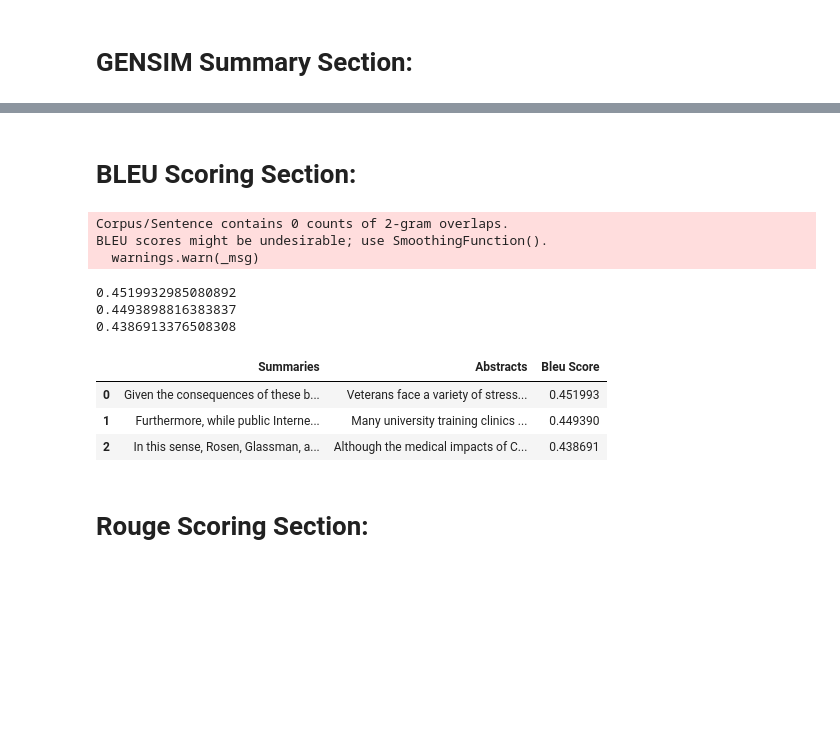
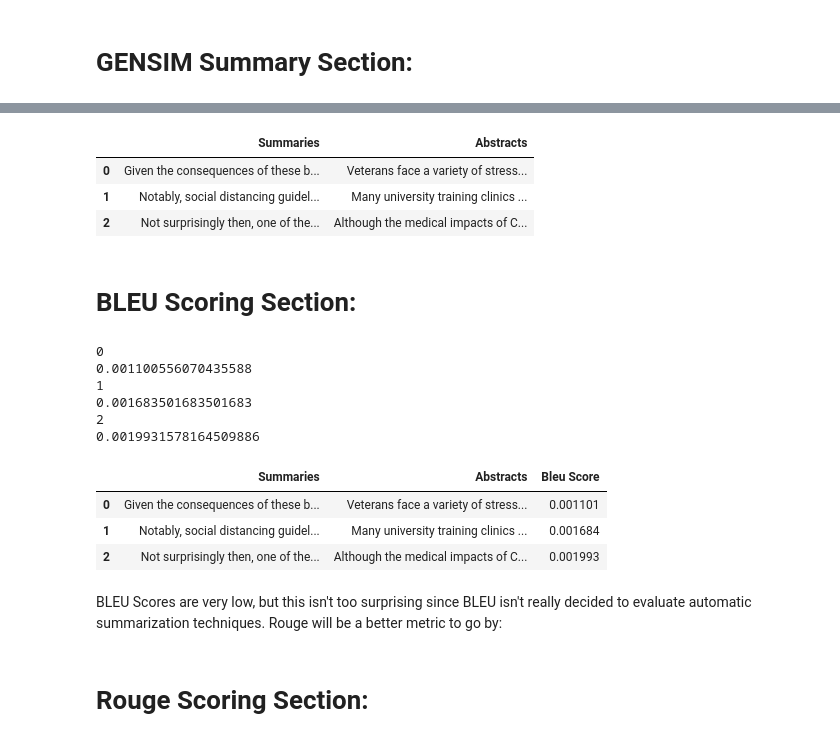
Before and after one commit to VintageGold/Text_Summarization, a Jupyter notebook: notebooks/Text_Summarization_Cluster Analysis.ipynb, the cells around one changed output, grey strips where cells are left out. Cells and saved outputs as stored; diff of their text form; code cells hidden in the pictures; blank space fills up the shorter version.

```diff
--- a/notebooks/Text_Summarization_Cluster Analysis.ipynb
+++ b/notebooks/Text_Summarization_Cluster Analysis.ipynb
@@ -105,0 +93,31 @@ Corpus0
+# %%
+corpora = [corpus_0, corpus_1, corpus_2]
+
+abstracts = [abstracts_0, abstracts_1, abstracts_2]
+
+clean_corpora = []
+
+clean_abstracts = []
+
+# Remove all parenthetical citations, which add no real value to summarization:
+for corpus in corpora:
+    print('Length Before: ',len(corpus))
+    corpus = remove_text_in_parens(corpus)
+    print('Length After:  ',len(corpus))
+    clean_corpora.append(corpus)
+
+for abstract in abstracts:
+    print('Length Before: ',len(abstract))
+    abstract = remove_text_in_parens(abstract)
+    print('Length After:  ',len(abstract))
+    clean_abstracts.append(abstract)
+
+summ_corpora = []
+
+for i, text in enumerate(clean_corpora):
+    # 0.05 ratio recommended by Dr. Diana. Prefer this to 150 word_count since we are combining all of the texts of the cluster,
+    # so a ratio helps offset the increased length of the corpus:
+    summ_corpora.append(summarize(text, ratio=0.05))
+
+summ_df = pd.DataFrame(summ_corpora, columns=['Summaries'])
+summ_df['Abstracts'] = clean_abstracts
@@ -106,3 +137,10 @@ Corpus0
+# %%
+summ_df.head()
+# %% [output]
+|  | Summaries | Abstracts |
+| 0 | Given the consequences of these b... | Veterans face a variety of stress... |
+| 1 | Notably, social distancing guidel... | Many university training clinics ... |
+| 2 | Not surprisingly then, one of the... | Although the medical impacts of C... |
 # %% [markdown]
 <h1>BLEU Scoring Section:
 # %%
@@ -110,27 +148,30 @@ from nltk.translate.bleu_score import corpus_bleu, sentence_bleu
 # %%
 bleu_score_dict = {}
 
-for row in range(len(Summaries)):
-    # Using (1,0,0,0) weights to only search for unigram similarities since beyond that the scores were infintesimal
-
-    bleu_score = sentence_bleu(Summaries.Abstracts[row], Summaries.Summaries[row])
+for row in range(len(summ_df)):
+    # Using weights=(1,0,0,0) to only search for unigram similarities since beyond that the scores produced were infintesimal
+    print(row)
+    bleu_score = sentence_bleu(summ_df.Abstracts[row], summ_df.Summaries[row], weights=(1,0,0,0))
     print(bleu_score)
     bleu_score_dict[row] = bleu_score
+
 # Create a column for the bleu score from the blue_score_dict:
-Summaries['Bleu Score'] = Summaries.from_dict(bleu_score_dict.values())
+summ_df['Bleu Score'] = summ_df.from_dict(bleu_score_dict.values())
 # %% [output]
-Corpus/Sentence contains 0 counts of 2-gram overlaps.
-BLEU scores might be undesirable; use SmoothingFunction().
-  warnings.warn(_msg)
+0
+0.001100556070435588
+1
+0.001683501683501683
+2
+0.0019931578164509886
-0.4519932985080892
-0.4493898816383837
-0.4386913376508308
 # %%
-Summaries.head()
+summ_df.head()
 # %% [output]
 |  | Summaries | Abstracts | Bleu Score |
-| 0 | Given the consequences of these b... | Veterans face a variety of stress... | 0.451993 |
-| 1 | Furthermore, while public Interne... | Many university training clinics ... | 0.449390 |
-| 2 | In this sense, Rosen, Glassman, a... | Although the medical impacts of C... | 0.438691 |
+| 0 | Given the consequences of these b... | Veterans face a variety of stress... | 0.001101 |
+| 1 | Notably, social distancing guidel... | Many university training clinics ... | 0.001684 |
+| 2 | Not surprisingly then, one of the... | Although the medical impacts of C... | 0.001993 |
+# %% [markdown]
+BLEU Scores are very low, but this isn't too surprising since BLEU isn't really decided to evaluate automatic summarization techniques. Rouge will be a better metric to go by:
 # %% [markdown]
 <h1>Rouge Scoring Section:
```
Also changed, not shown: parts of 31 cells of this notebook.
